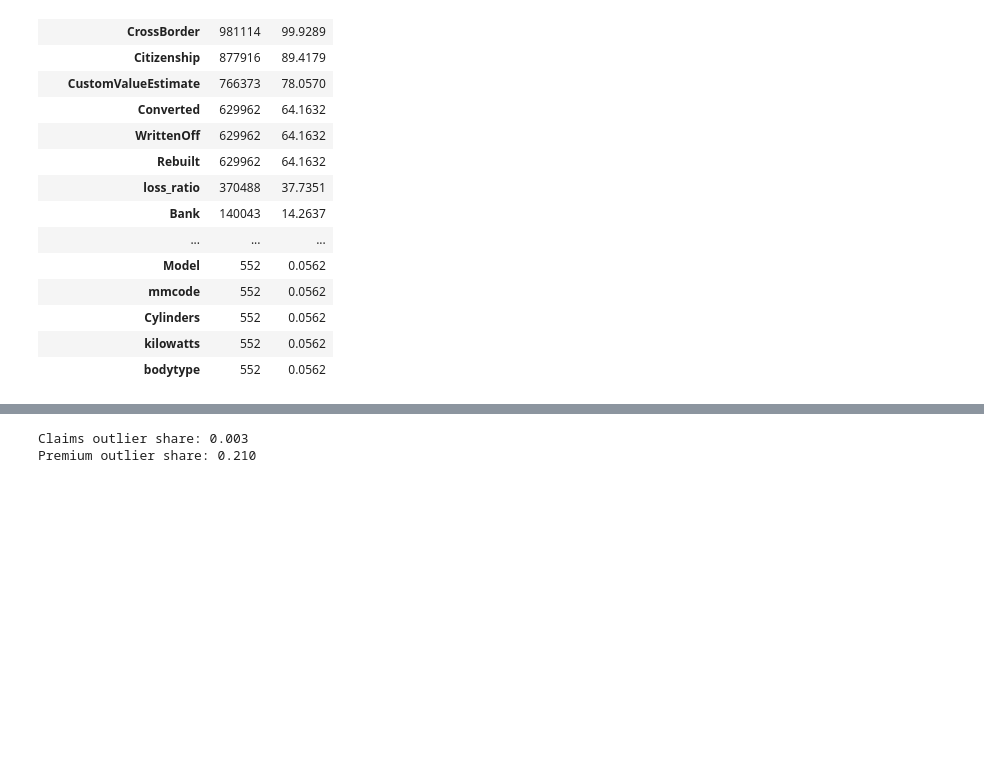
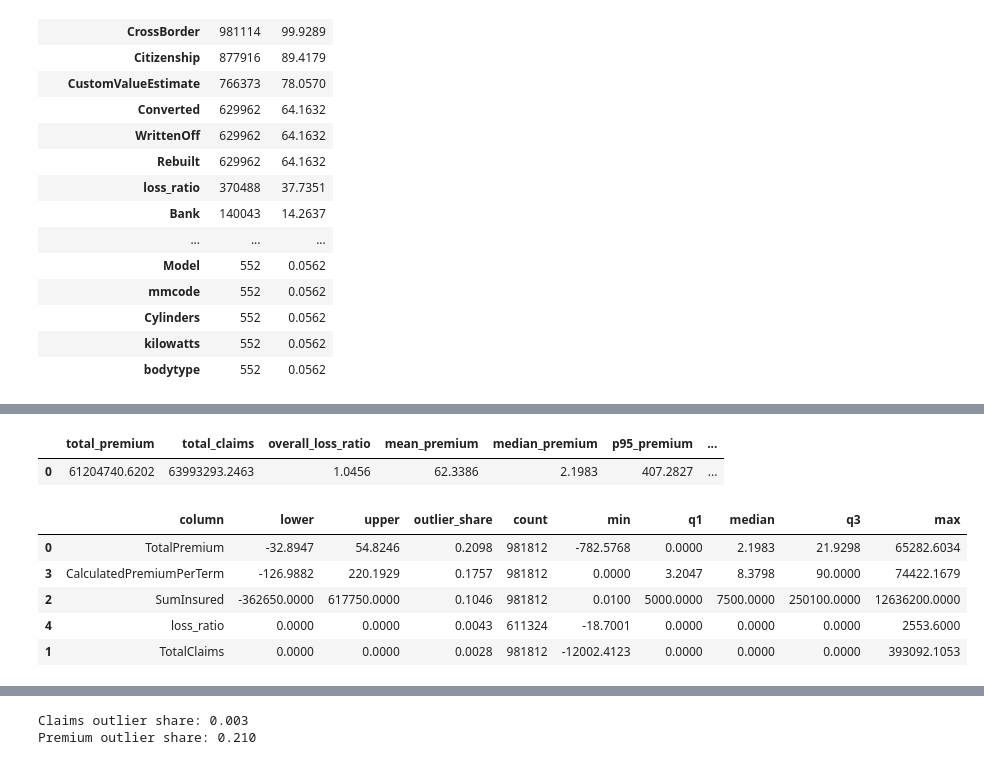
Before and after one commit to switch247/insurance-risk-analytics-week3, a Jupyter notebook: notebooks/01_eda_stats.ipynb, the cells around one changed output, grey strips where cells are left out. Cells and saved outputs as stored; diff of their text form; code cells hidden in the pictures; blank space fills up the shorter version.

```diff
--- a/notebooks/01_eda_stats.ipynb
+++ b/notebooks/01_eda_stats.ipynb
@@ -110,3 +112,20 @@ num_summary
 | CustomValueEstimate | 215439.0000 | 225322.1203 | 570842.4282 | 20000.0000 | 40000.0000 | 58300.0000 | 135000.0000 | 220000.0000 | 280000.0000 | 360000.0000 | 450000.0000 | ... |
 | loss_ratio | 611324.0000 | 0.3508 | 9.3207 | -18.7001 | 0.0000 | 0.0000 | 0.0000 | 0.0000 | 0.0000 | 0.0000 | 0.0000 | ... |
 | margin | 981812.0000 | -2.8402 | 2373.2816 | -392848.5669 | 0.0000 | 0.0000 | 0.0000 | 2.1889 | 21.9298 | 398.1586 | 777.3101 | ... |
+# %%
+# Insurance-specific premium/claims snapshot
+claims_premium_summary(eda_df)
+# %% [output]
+|  | total_premium | total_claims | overall_loss_ratio | mean_premium | median_premium | p95_premium | ... |
+| 0 | 61204740.6202 | 63993293.2463 | 1.0456 | 62.3386 | 2.1983 | 407.2827 | ... |
+# %%
+# IQR-based outlier report for key monetary columns
+outlier_cols = ["TotalPremium", "TotalClaims", "SumInsured", "CalculatedPremiumPerTerm", "loss_ratio"]
+outlier_report(eda_df, outlier_cols)
+# %% [output]
+|  | column | lower | upper | outlier_share | count | min | q1 | median | q3 | max |
+| 0 | TotalPremium | -32.8947 | 54.8246 | 0.2098 | 981812 | -782.5768 | 0.0000 | 2.1983 | 21.9298 | 65282.6034 |
+| 3 | CalculatedPremiumPerTerm | -126.9882 | 220.1929 | 0.1757 | 981812 | 0.0000 | 3.2047 | 8.3798 | 90.0000 | 74422.1679 |
+| 2 | SumInsured | -362650.0000 | 617750.0000 | 0.1046 | 981812 | 0.0100 | 5000.0000 | 7500.0000 | 250100.0000 | 12636200.0000 |
+| 4 | loss_ratio | 0.0000 | 0.0000 | 0.0043 | 611324 | -18.7001 | 0.0000 | 0.0000 | 0.0000 | 2553.6000 |
+| 1 | TotalClaims | 0.0000 | 0.0000 | 0.0028 | 981812 | -12002.4123 | 0.0000 | 0.0000 | 0.0000 | 393092.1053 |
```
Also changed, not shown: parts of 4 cells of this notebook, 6 other files.
